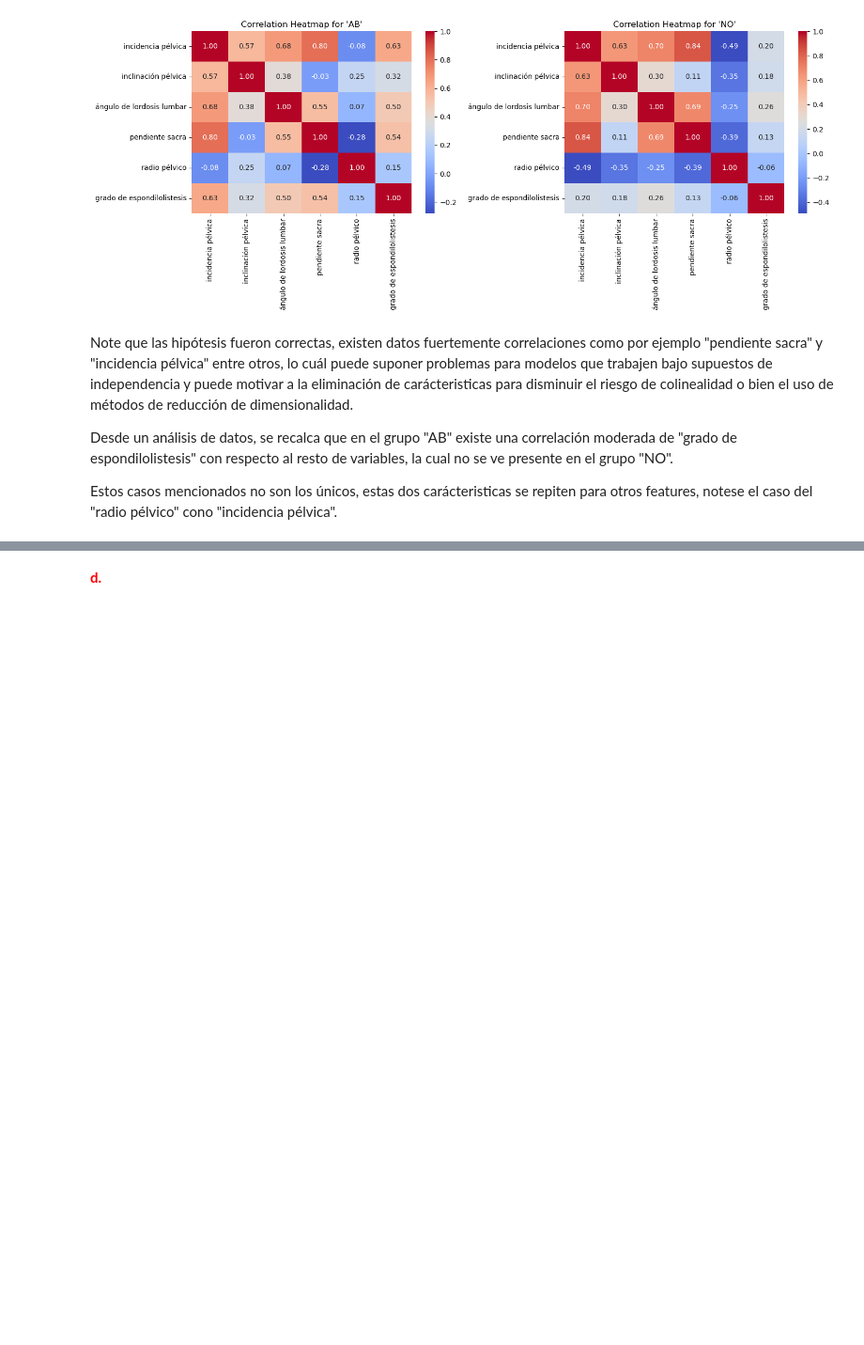
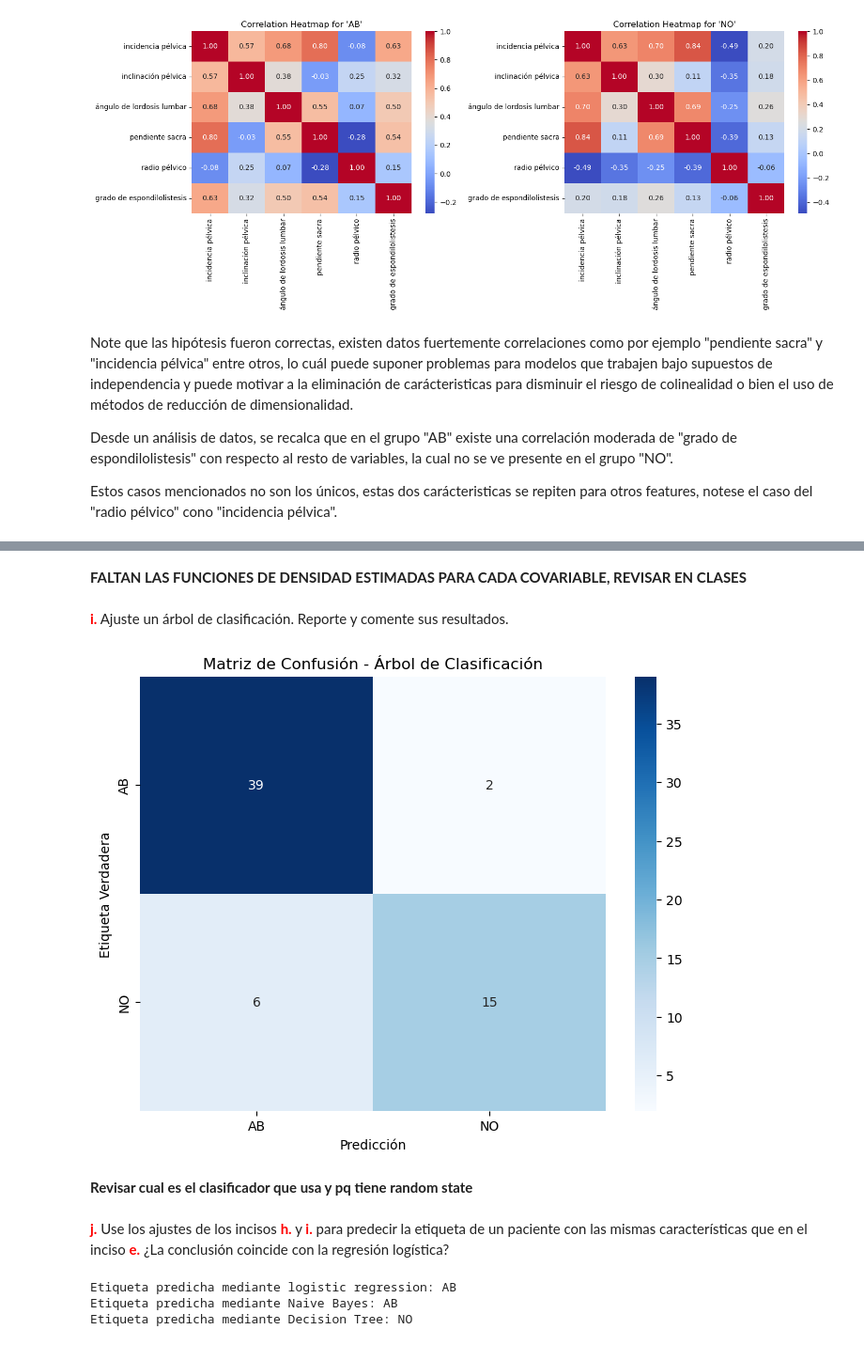
Before and after one commit to Diego-Astaburuaga/Tarea-1-MAT281, a Jupyter notebook: Tarea 1.ipynb, the cells around one changed output, grey strips where cells are left out. Shown at 94% size. Cells and saved outputs as stored; diff of their text form; code cells hidden in the pictures; blank space fills up the shorter version.

```diff
--- a/Tarea 1.ipynb
+++ b/Tarea 1.ipynb
@@ -256,2 +353,44 @@ Estos casos mencionados no son los únicos, estas dos carácteristicas se repite
+# %% [markdown]
+**FALTAN LAS FUNCIONES DE DENSIDAD ESTIMADAS PARA CADA COVARIABLE, REVISAR EN CLASES**
 # %% [markdown]
-**<span style="color:red">d.</span>**
+**<span style="color:red">i.</span>** Ajuste un árbol de clasificación. Reporte y comente sus resultados.
+# %%
+from sklearn.tree import DecisionTreeClassifier
+
+# Crear y entrenar el modelo de árbol de clasificación
+decision_tree_model = DecisionTreeClassifier(random_state=43)
+decision_tree_model.fit(X_train, y_train)
+
+# Realizar predicciones en el conjunto de prueba
+y_pred = decision_tree_model.predict(X_test)
+
+# Calcular la matriz de confusión
+conf_matrix = confusion_matrix(y_test, y_pred)
+
+# Visualizar la matriz de confusión
+plt.figure(figsize=(8, 6))
+sns.heatmap(conf_matrix, annot=True, cmap='Blues', fmt='g', xticklabels=decision_tree_model.classes_, yticklabels=decision_tree_model.classes_)
+plt.title('Matriz de Confusión - Árbol de Clasificación')
+plt.xlabel('Predicción')
+plt.ylabel('Etiqueta Verdadera')
+plt.show()
+# %% [output]
+[figure, added]
+# %% [markdown]
+**Revisar cual es el clasificador que usa y pq tiene random state**
+# %% [markdown]
+**<span style="color:red">j.</span>** Use los ajustes de los incisos **<span style="color:red">h.</span>** y **<span style="color:red">i.</span>** para predecir la etiqueta de un paciente con las mismas características que en el inciso **<span style="color:red">e.</span>** ¿La conclusión coincide con la regresión logística?
+# %%
+# Realizar la predicción
+predicted_label_regression = model.predict(new_df)
+print(f'Etiqueta predicha mediante logistic regression: {predicted_label_regression[0]}')
+
+predicted_label_bayes = naive_bayes_model.predict(new_df)
+print(f'Etiqueta predicha mediante Naive Bayes: {predicted_label_bayes[0]}')
+
+predicted_label_tree = decision_tree_model.predict(new_df)
+print(f'Etiqueta predicha mediante Decision Tree: {predicted_label_tree[0]}')
+# %% [output]
+Etiqueta predicha mediante logistic regression: AB
+Etiqueta predicha mediante Naive Bayes: AB
+Etiqueta predicha mediante Decision Tree: NO
```
Also changed, not shown: parts of 13 cells of this notebook.
